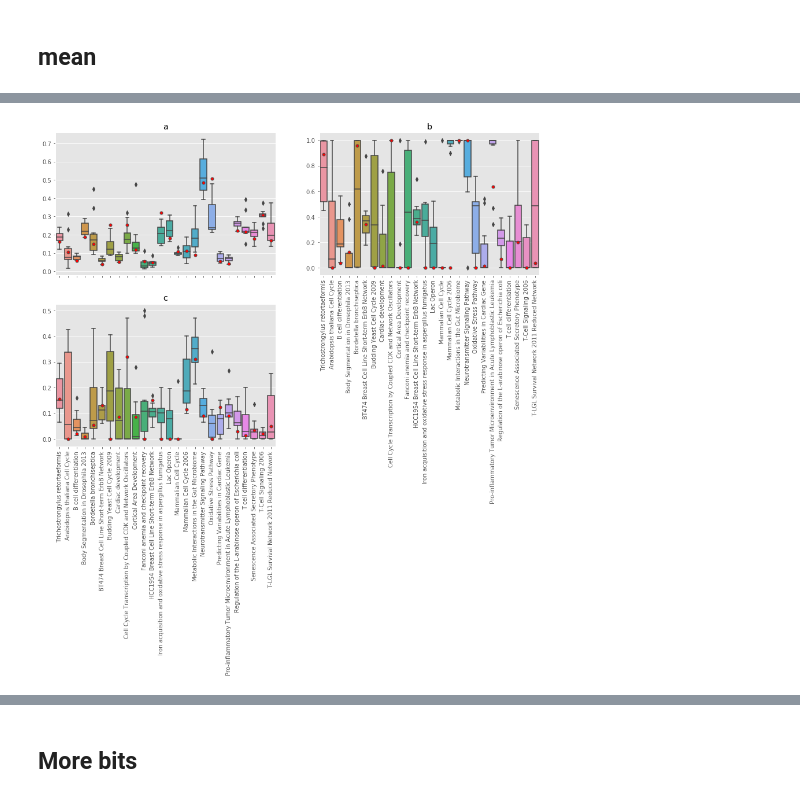
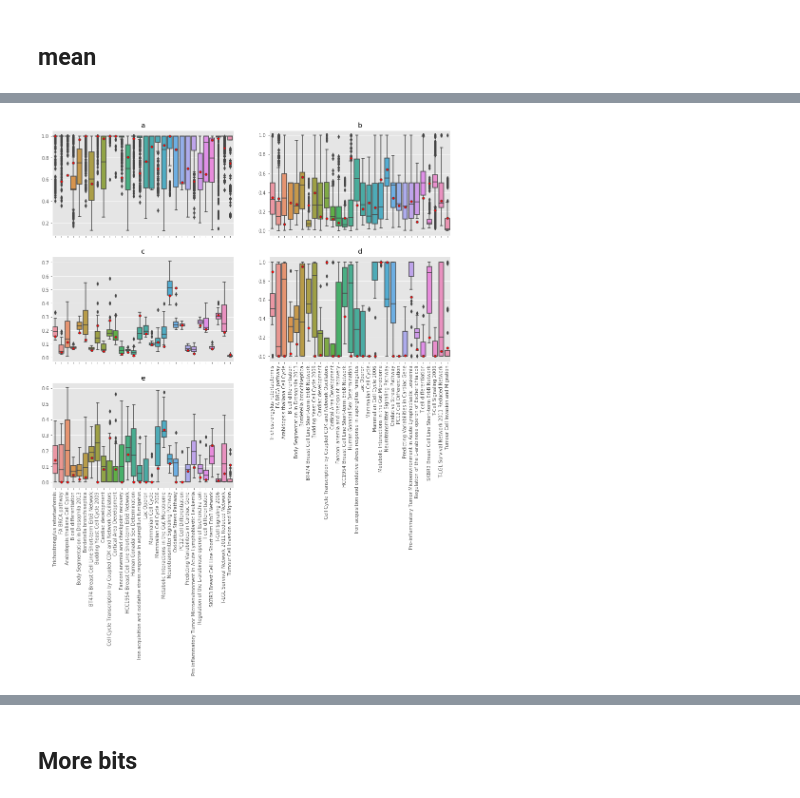
Before and after one commit to arielbro/TimeSeriesNetworkInference, a Jupyter notebook: graph_impact_result_analysis.ipynb, the cells around one changed output, grey strips where cells are left out. Drawn from its saved outputs; the diff is of its cells as text; code cells hidden in the pictures.

```diff
--- a/graph_impact_result_analysis.ipynb
+++ b/graph_impact_result_analysis.ipynb
@@ -37,6 +37,11 @@ def treat_unequal_representation(data, min_threshold=0.8, ignore_multiple_bio=Fa
             print "Warning - too many bio for graph {}: #bio={}, #rnd={}".format(graph_name, n_bio, n_rnd)
             if ignore_multiple_bio:
                 res_data = pd.concat([res_data, data[data.graph_name == graph_name]])
+            else:
+                print "Sampling one bio"
+                res_data = pd.concat([res_data, data[(data.graph_name == graph_name) & (data.is_random == True)]])
+                res_data = pd.concat([res_data, data[(data.graph_name == graph_name) & (data.is_random == False)].
+                                      sample(n=1)])
         elif n_bio == 1:
             res_data = pd.concat([res_data, data[data.graph_name == graph_name]])
         n_rnds.append(n_rnd)
@@ -44,7 +49,10 @@ def treat_unequal_representation(data, min_threshold=0.8, ignore_multiple_bio=Fa
     print "#original graphs with bio={}".format(len(res_data.graph_name.unique()))
 
     final_res_data = pd.DataFrame()
-    actual_threshold = min([n for n in n_rnds if n >= (max(n_rnds) * min_threshold)])
+    if min_threshold <= 1:
+        actual_threshold = min([n for n in n_rnds if n >= (max(n_rnds) * min_threshold)])
+    else:
+        actual_threshold = min_threshold
     for graph_name in res_data.graph_name.unique():
         n_rnd = len(res_data.loc[(res_data.graph_name == graph_name) & (res_data.is_random == True)])
         if n_rnd >= actual_threshold:
@@ -250,7 +294,6 @@ mean_pvalue_data
 #     col not in ["is_random", "maximal_change_bits", "median_attractor_length", "max_attractor_length"]) and (
 #     "std" not in col)]
 
-threshold = 0.3
 bio_rows = []
 rnd_rows = []
 property_columns = [col for col in data.columns if ("score" not in col) and ("time" not in col) and data[col].dtype in [np.int, np.float, np.int64]]
@@ -261,17 +304,20 @@ for score, container in zip(score_types[:2] + score_types[1:], [vertex_data]*2 +
     rnd_rows.append([None] * (len(property_columns) + 1))
     bio_rows.append([None] * (len(property_columns) + 1))
     for i, field in enumerate(property_columns):
-        bio_corr = np.corrcoef(bio[score], bio[field])[1,0]
-        rnd_corr = np.corrcoef(rnd[score], rnd[field])[1,0]
+#         bio_corr = np.corrcoef(bio[score], bio[field])[1,0]
+#         rnd_corr = np.corrcoef(rnd[score], rnd[field])[1,0]
+        bio_corr_pvalue = stats.pearsonr(bio[score], bio[field])
+        rnd_corr_pvalue = stats.pearsonr(rnd[score], rnd[field])
 
         bio_rows[-1][0] = score
         rnd_rows[-1][0] = score
-        bio_rows[-1][i + 1] = bio_corr
-        rnd_rows[-1][i + 1] = rnd_corr
+        bio_rows[-1][i + 1] = "{:.2f} (p={:.2E})".format(*bio_corr_pvalue)
+        rnd_rows[-1][i + 1] = "{:.2f} (p={:.2E})".format(*rnd_corr_pvalue)
         if field == score:
             continue
-        if abs(bio_corr) >= threshold or abs(rnd_corr) >= threshold:
-            print "{}\t biological corr={:.2f}\t random corr={:.2f}".format(field, bio_corr, rnd_corr)
+        if (bio_corr_pvalue[1] < 0.05) or (rnd_corr_pvalue[1] < 0.05):
+            print "{}\t biological corr={:.2f} (p={:.2E})\t random corr={:.2f} (p={:.2E})".format(
+                field, bio_corr_pvalue[0], bio_corr_pvalue[1], rnd_corr_pvalue[0], rnd_corr_pvalue[1])
     print ""
 
 bio_rows_df = pd.DataFrame(bio_rows)
@@ -285,6 +331,6 @@ rnd_rows_df.columns = ["score"] + property_columns
 rnd_rows_df.index.name = "score variant"
 rnd_rows_df = rnd_rows_df.set_index("score")
 rnd_rows_df.to_csv("rnd_corr.csv", float_format="%.3g")
-print rnd_rows_df
+# print rnd_rows_df
 # %% [output]
 optimization_model_impact_score
@@ -307,33 +353,36 @@ stochastic_state_impact_score              -0.123005
 # %%
-fig, ax = plt.subplots(nrows=2, ncols=2, sharey=False, sharex=True, figsize=(15, 13))
-fig.delaxes(ax[1,1]) #The indexing is zero-based here
+fig, ax = plt.subplots(nrows=3, ncols=2, sharey=False, sharex=True, figsize=(15, 18))
+fig.delaxes(ax[2,1]) #The indexing is zero-based here
 
 i = 0
-for score in score_types[1:]:
-    bins = np.linspace(min(mean_data[score]), max(mean_data[score]), 25)
+for score, container in zip(score_types[:2] + score_types[1:], [vertex_data]*2 + [mean_data]*3):
+    bins = np.linspace(min(container[score]), max(container[score]), 25)
     cur_ax = ax[i / 2, i % 2]
-    g = seaborn.boxplot(ax=cur_ax, data=mean_data.loc[mean_data.is_random == True],
+    g = seaborn.boxplot(ax=cur_ax, data=container.loc[container.is_random == True],
                     x="graph_name", y=score, hue="graph_name", dodge=False)
-    bio = mean_data.loc[mean_data.is_random == False]
+    bio = container.loc[container.is_random == False]
+    if i < 2: # vertex based
+        bio = bio.groupby("graph_name").mean().reset_index()
     seaborn.swarmplot(ax=cur_ax, x="graph_name", y=score, data=bio,
               size=5, color="red", marker="o", linewidth=1)
 
     cur_ax.xaxis.set_tick_params(rotation=90)
     cur_ax.set_ylabel("")
     cur_ax.set_xlabel("")
     cur_ax.legend_.remove()
 #     cur_ax.set_title(score.replace("_", " ").replace(" score", ""))
     cur_ax.set_title(['a', 'b', 'c','d', 'e'][i])
 
     i += 1
-ax[0, 1].xaxis.set_tick_params(which='both', labelbottom=True, labeltop=False)
+ax[1, 1].xaxis.set_tick_params(which='both', labelbottom=True, labeltop=False)
+# ax[1, 1].xaxis.set_tick_params(which='both', labelbottom=True, labeltop=False)
 
 plt.gcf().subplots_adjust(bottom=0.3)
 
 plt.savefig("mean_graph_score.png")
 plt.show()
 # %% [output]
-[figure, old version]
+[figure, new version]
 # %%
 fig, ax = plt.subplots(nrows=2, ncols=2, sharey=False, sharex=True, figsize=(15, 13))
 
```
Also changed, not shown: parts of 15 cells of this notebook, 1 other file.
